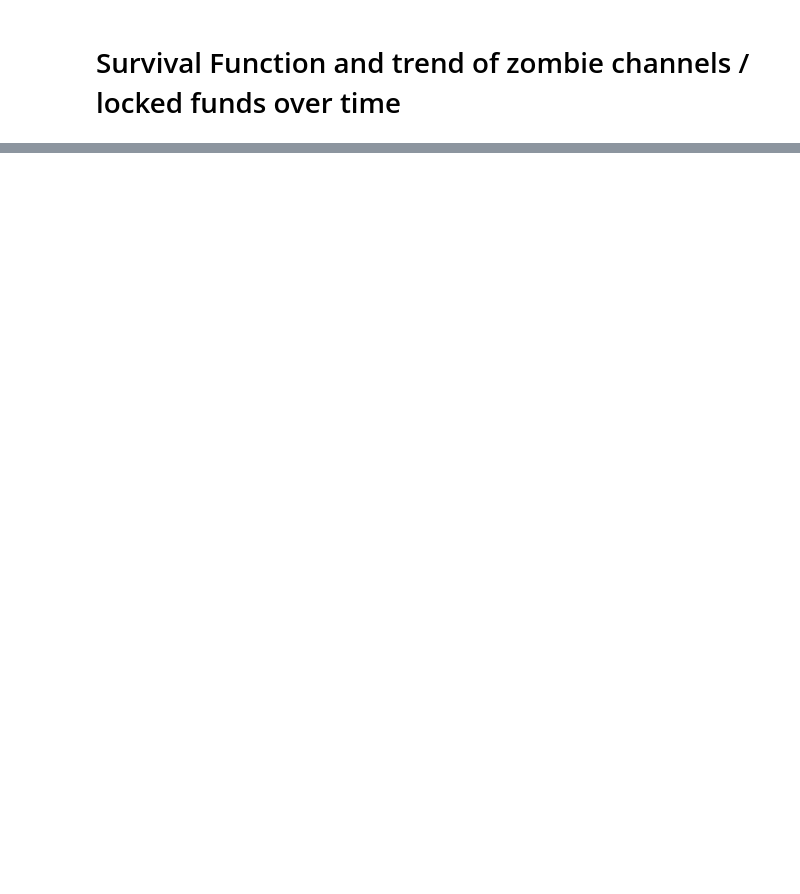
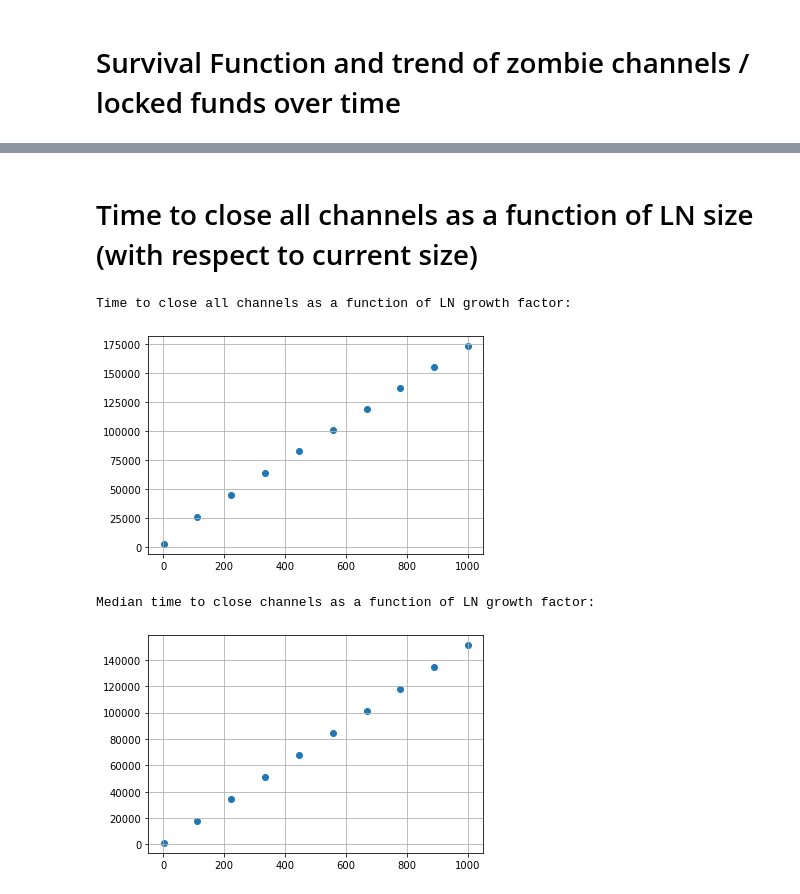
Before and after one commit to CosimoSguanci/Mass-Exit-Attacks-on-LN, a Jupyter notebook: ZombieAttack.ipynb, the cells around one changed output, grey strips where cells are left out. Cells and saved outputs as stored; diff of their text form; code cells hidden in the pictures; blank space fills up the shorter version.

```diff
--- a/ZombieAttack.ipynb
+++ b/ZombieAttack.ipynb
@@ -65,0 +87,55 @@ plt.show()
+# %% [markdown]
+# Time to close all channels as a function of LN size (with respect to current size)
+# %%
+base_initial_num_zombie_channels = 60000 / 2
+base_initial_locked_BTC = 2300 / 2
+
+max_survival_time = None
+median_time = None
+
+max_survival_times = []
+median_times = []
+
+num_blocks_plot = 1500000
+
+x = np.linspace(0, num_blocks_plot, num=100000)
+
+factors = np.linspace(1, 1000, num=10)
+
+for factor in factors:
+    initial_num_zombie_channels = base_initial_num_zombie_channels * factor
+    initial_locked_BTC = base_initial_locked_BTC * factor
+
+    y = ((15000 + initial_num_zombie_channels) / 2 + initial_num_zombie_channels) / 3000 # 3000 is the num of tx in a block
+
+    mu = (y + correction) / (1 - c)
+    shape = (y + correction)**2
+
+    for point in x:
+        f(point, mu, shape, initial_num_zombie_channels, True, True)
+
+    max_survival_times.append(max_survival_time)
+    median_times.append(median_time)
+    max_survival_time = None
+    median_time = None
+
+fig, ax = plt.subplots()
+ax.grid(True)
+
+print("Time to close all channels as a function of LN growth factor: ")
+
+plt.scatter(factors, max_survival_times)
+plt.show()
+
+fig, ax = plt.subplots()
+ax.grid(True)
+
+print("Median time to close channels as a function of LN growth factor: ")
+
+plt.scatter(factors, median_times)
+plt.show()
+# %% [output]
+Time to close all channels as a function of LN growth factor:
+[figure, added]
+Median time to close channels as a function of LN growth factor:
+[figure, added]
```
Also changed, not shown: parts of 5 cells of this notebook.
